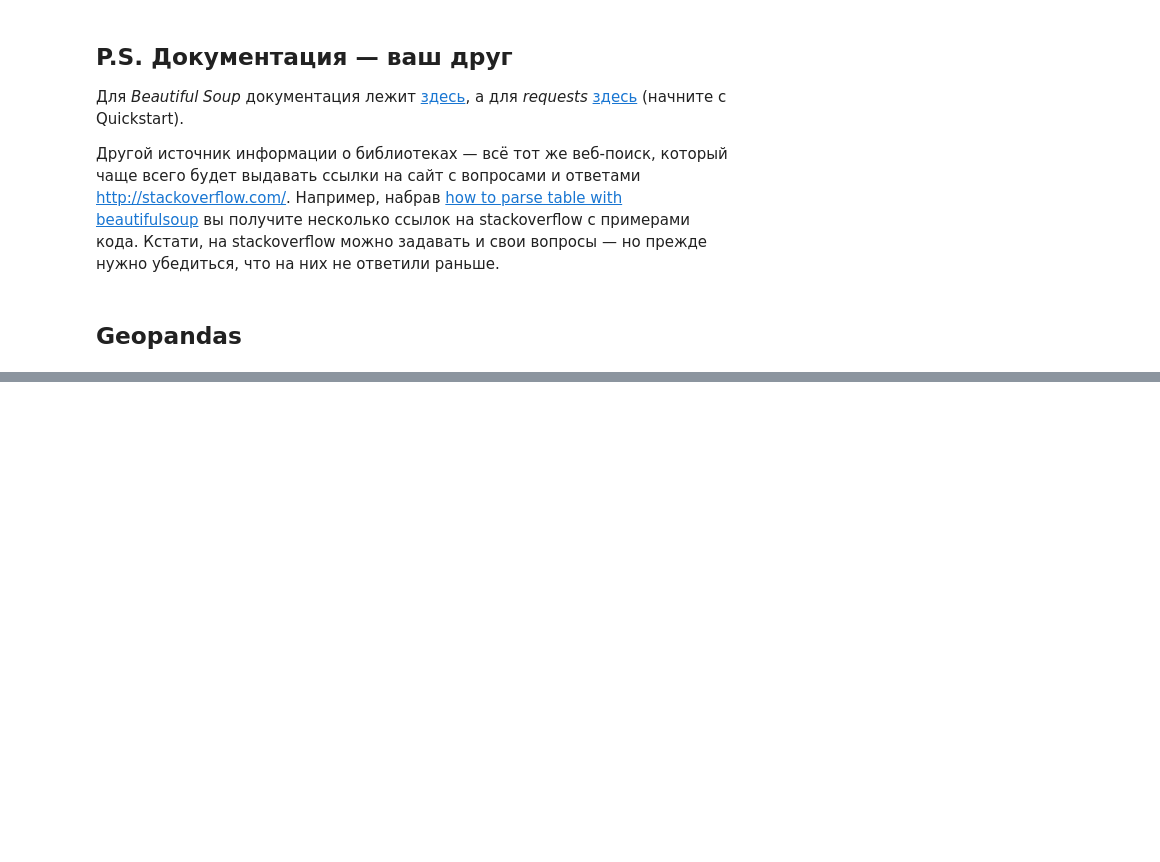
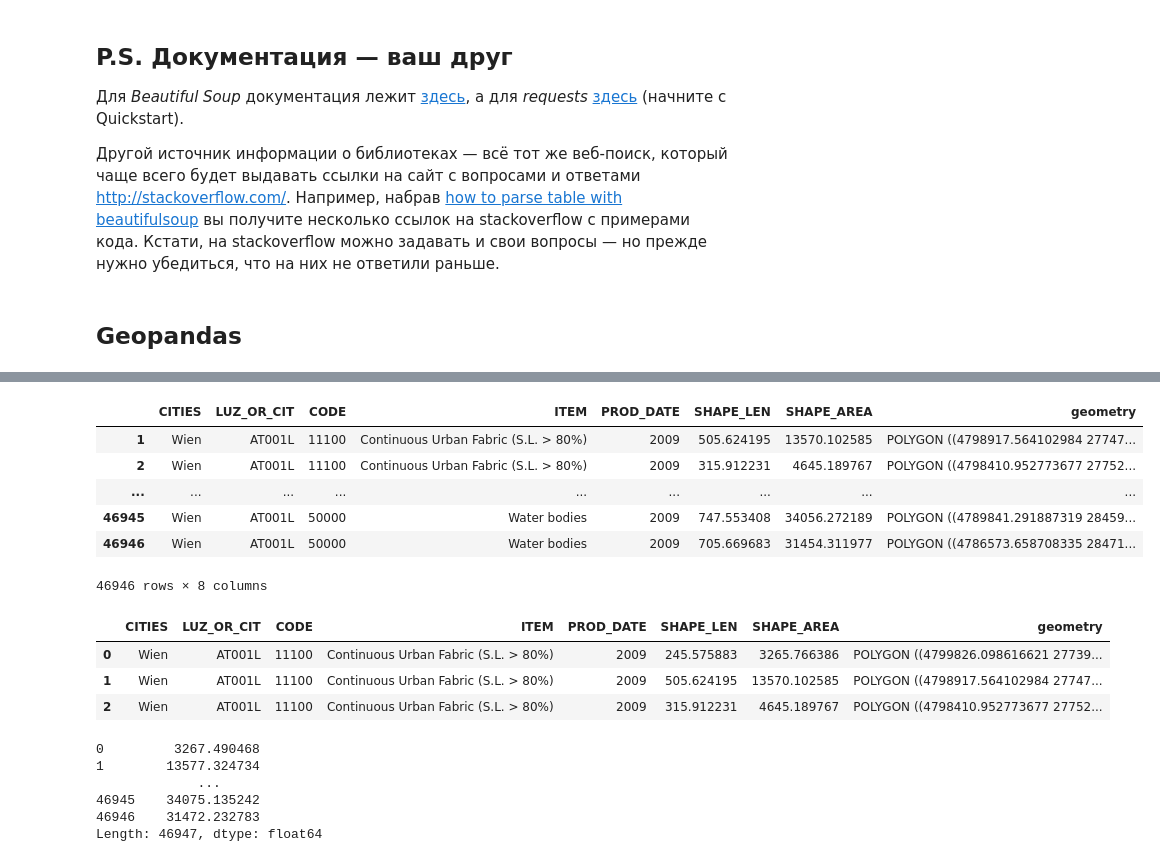
Before and after one commit to pythonmiigaik/pythonmiigaik.github.io, a Jupyter notebook: Lesson_7/Lecture 7.ipynb, the cells around one changed output, grey strips where cells are left out. Cells and saved outputs as stored; diff of their text form; code cells hidden in the pictures; blank space fills up the shorter version.

```diff
--- a/Lesson_7/Lecture 7.ipynb
+++ b/Lesson_7/Lecture 7.ipynb
@@ -481,0 +453,26 @@ ModuleNotFoundError: No module named 'geopandas'
+# %%
+data.drop(0)
+# %% [output]
+|  | CITIES | LUZ_OR_CIT | CODE | ITEM | PROD_DATE | SHAPE_LEN | SHAPE_AREA | geometry |
+| 1 | Wien | AT001L | 11100 | Continuous Urban Fabric (S.L. > 80%) | 2009 | 505.624195 | 13570.102585 | POLYGON ((4798917.564102984 27747... |
+| 2 | Wien | AT001L | 11100 | Continuous Urban Fabric (S.L. > 80%) | 2009 | 315.912231 | 4645.189767 | POLYGON ((4798410.952773677 27752... |
+| ... | ... | ... | ... | ... | ... | ... | ... | ... |
+| 46945 | Wien | AT001L | 50000 | Water bodies | 2009 | 747.553408 | 34056.272189 | POLYGON ((4789841.291887319 28459... |
+| 46946 | Wien | AT001L | 50000 | Water bodies | 2009 | 705.669683 | 31454.311977 | POLYGON ((4786573.658708335 28471... |
+46946 rows × 8 columns
+# %%
+data.head(3)
+# %% [output]
+|  | CITIES | LUZ_OR_CIT | CODE | ITEM | PROD_DATE | SHAPE_LEN | SHAPE_AREA | geometry |
+| 0 | Wien | AT001L | 11100 | Continuous Urban Fabric (S.L. > 80%) | 2009 | 245.575883 | 3265.766386 | POLYGON ((4799826.098616621 27739... |
+| 1 | Wien | AT001L | 11100 | Continuous Urban Fabric (S.L. > 80%) | 2009 | 505.624195 | 13570.102585 | POLYGON ((4798917.564102984 27747... |
+| 2 | Wien | AT001L | 11100 | Continuous Urban Fabric (S.L. > 80%) | 2009 | 315.912231 | 4645.189767 | POLYGON ((4798410.952773677 27752... |
+# %%
+data.geometry.area
+# %% [output]
+0         3267.490468
+1        13577.324734
+             ...
+46945    34075.135242
+46946    31472.232783
+Length: 46947, dtype: float64
```
Also changed, not shown: parts of 20 cells of this notebook, 5 other files.
